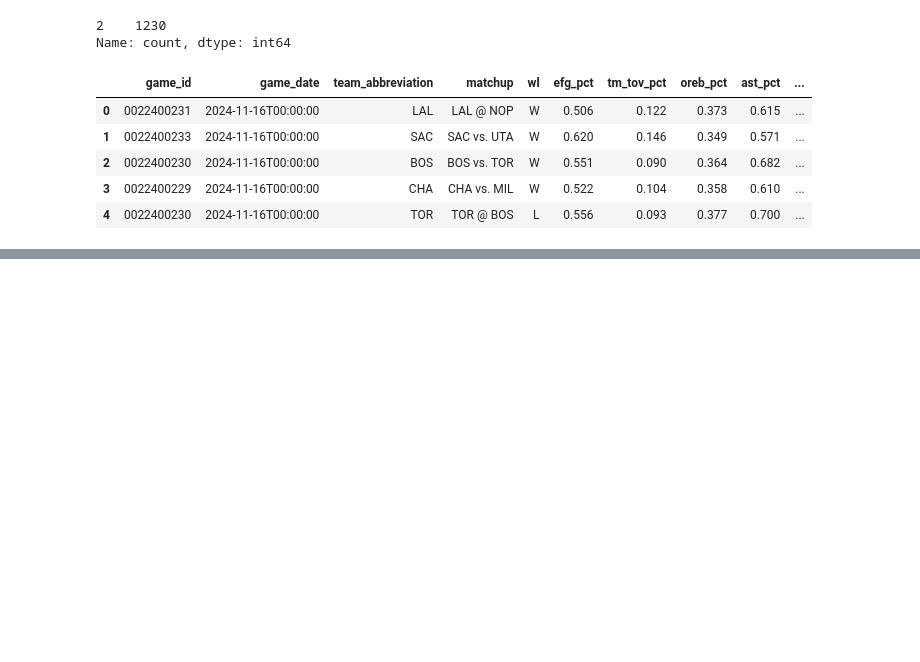
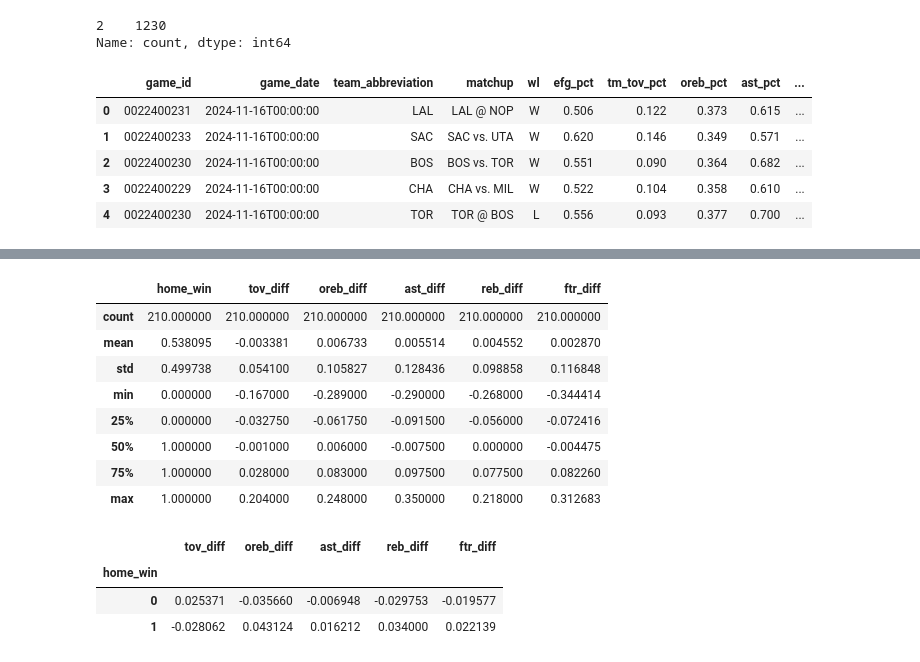
Before and after one commit to timreeg/nba-winning-without-outshooting, a Jupyter notebook: notebooks/01_data_exploration.ipynb, the cells around one changed output, grey strips where cells are left out. Saved outputs shown, nothing was run; the diff lists cells and outputs as text; code cells hidden in the pictures; blank space fills up the shorter version.

```diff
--- a/notebooks/01_data_exploration.ipynb
+++ b/notebooks/01_data_exploration.ipynb
@@ -193,0 +445,34 @@ analysis_df.to_csv("../data/raw/team_game_logs_2024_25.csv", index=False)
+# %%
+close_shooting[[
+    "home_win",
+    "tov_diff",
+    "oreb_diff",
+    "ast_diff",
+    "reb_diff",
+    "ftr_diff"
+]].describe()
+# %% [output]
+|  | home_win | tov_diff | oreb_diff | ast_diff | reb_diff | ftr_diff |
+| count | 210.000000 | 210.000000 | 210.000000 | 210.000000 | 210.000000 | 210.000000 |
+| mean | 0.538095 | -0.003381 | 0.006733 | 0.005514 | 0.004552 | 0.002870 |
+| std | 0.499738 | 0.054100 | 0.105827 | 0.128436 | 0.098858 | 0.116848 |
+| min | 0.000000 | -0.167000 | -0.289000 | -0.290000 | -0.268000 | -0.344414 |
+| 25% | 0.000000 | -0.032750 | -0.061750 | -0.091500 | -0.056000 | -0.072416 |
+| 50% | 1.000000 | -0.001000 | 0.006000 | -0.007500 | 0.000000 | -0.004475 |
+| 75% | 1.000000 | 0.028000 | 0.083000 | 0.097500 | 0.077500 | 0.082260 |
+| max | 1.000000 | 0.204000 | 0.248000 | 0.350000 | 0.218000 | 0.312683 |
+# %%
+comparison = close_shooting.groupby("home_win")[[
+    "tov_diff",
+    "oreb_diff",
+    "ast_diff",
+    "reb_diff",
+    "ftr_diff"
+]].mean()
+
+comparison
+# %% [output]
+|  | tov_diff | oreb_diff | ast_diff | reb_diff | ftr_diff |
+| home_win |  |  |  |  |  |
+| 0 | 0.025371 | -0.035660 | -0.006948 | -0.029753 | -0.019577 |
+| 1 | -0.028062 | 0.043124 | 0.016212 | 0.034000 | 0.022139 |
```
Also changed, not shown: parts of 20 cells of this notebook, 1 other file.
